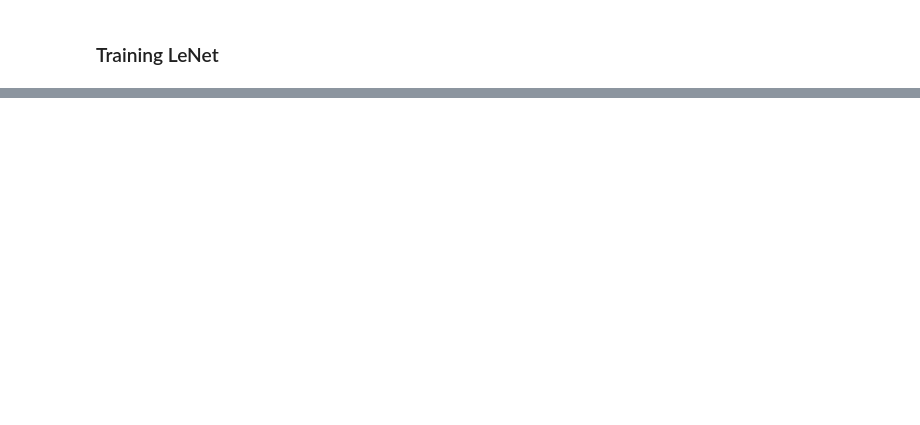
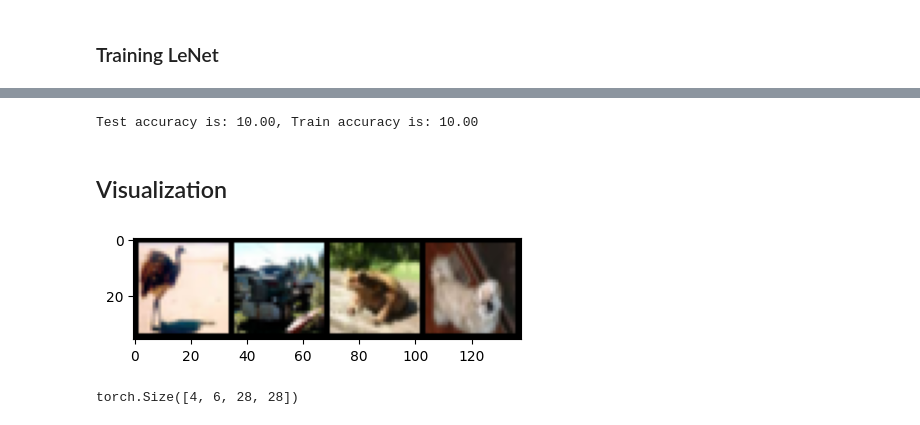
Before and after one commit to irohitraj/Computer-Vision, a Jupyter notebook: Pytorch/CNN_pytorch_basics.ipynb, the cells around one changed output, grey strips where cells are left out. Drawn from its saved outputs; the diff is of its cells as text; code cells hidden in the pictures; blank space fills up the shorter version.

```diff
--- a/Pytorch/CNN_pytorch_basics.ipynb
+++ b/Pytorch/CNN_pytorch_basics.ipynb
@@ -231,0 +327,19 @@ pred_class:  tensor([9, 9, 9, 9])
+# %%
+model = LeNet().to(device)
+loss_fn = nn.CrossEntropyLoss()
+optimizer = optim.Adam(model.parameters())
+# %%
+%%time
+max_epochs = 12
+
+for epoch in range(max_epochs):
+  for i, data in enumerate(trainloader, 0):
+    images, labels = data
+    images, labels = images.to(device), labels.to(device)
+
+    optimizer.zero_grad()
+    outputs = model(images)
+    loss = loss_fn(outputs, labels)
+    loss.backward()
+    optimizer.step()
+  print('Epoch: %d/%d'  % (epoch, max_epochs))
@@ -231,0 +361,10 @@ pred_class:  tensor([9, 9, 9, 9])
+# %%
+print("Test accuracy is: %0.2f, Train accuracy is: %0.2f"  % (gpu_model_evaluation(testloader), gpu_model_evaluation(trainloader)))
+# %% [output]
+Test accuracy is: 10.00, Train accuracy is: 10.00
+# %% [markdown]
+## Visualization
+# %%
+plot_img(torchvision.utils.make_grid(images))
+# %% [output]
+[figure, added]
@@ -231,0 +375,5 @@ pred_class:  tensor([9, 9, 9, 9])
+# %%
+output = model.cnn_model[0](images) # accessing model's cnn model, [0] is for first Conv2d layer
+output.shape
+# %% [output]
+torch.Size([4, 6, 28, 28])
```
Also changed, not shown: parts of 24 cells of this notebook.
